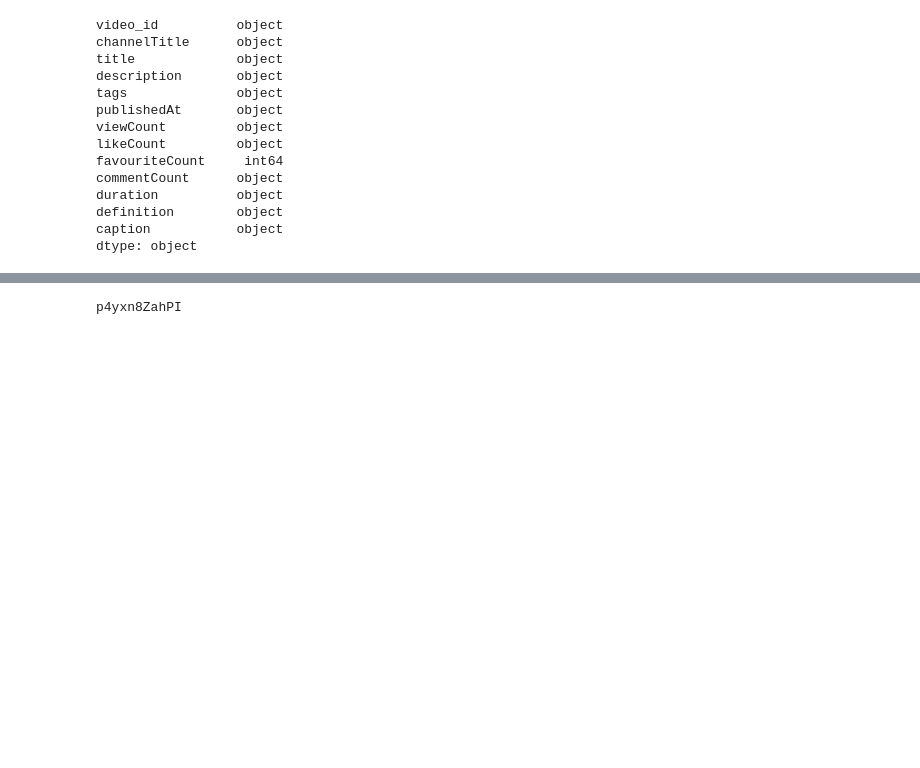
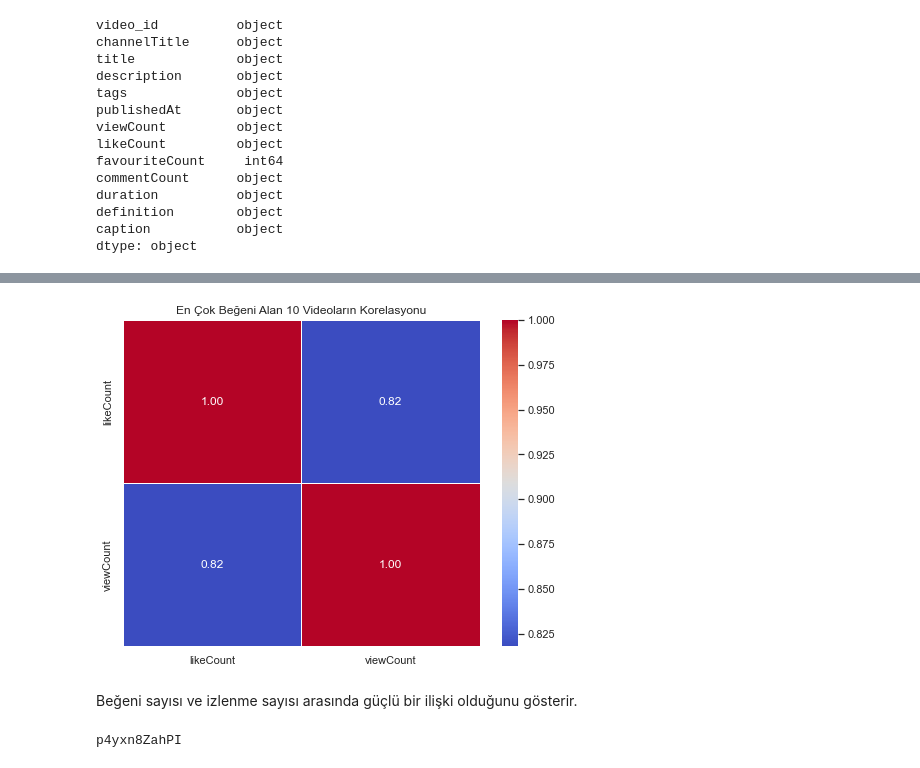
Before and after one commit to BusraSarikaya1/youtube-api-project, a Jupyter notebook: deneme.ipynb, the cells around one changed output, grey strips where cells are left out. Saved outputs shown, nothing was run; the diff lists cells and outputs as text; code cells hidden in the pictures; blank space fills up the shorter version.

```diff
--- a/deneme.ipynb
+++ b/deneme.ipynb
@@ -146,3 +263,23 @@ most_viewed_video_df.head()
+# %%
+import seaborn as sns
+import matplotlib.pyplot as plt
+
+# En çok beğeni alan ve en çok izlenen 10 videoyu seç
+top_10_likes = video_details.nlargest(10, 'likeCount')
+top_10_views = video_details.nlargest(10, 'viewCount')
+
+# Seçilen videoların 'likeCount' ve 'viewCount' değişkenleri arasındaki korelasyonu hesapla
+correlation_matrix_likes = top_10_likes[['likeCount', 'viewCount']].corr()
+
+# Seçilen videoların 'likeCount' ve 'viewCount' değişkenleri arasındaki korelasyonu ısı haritası ile görselleştir
+plt.figure(figsize=(8, 6))
+sns.heatmap(correlation_matrix_likes, annot=True, cmap='coolwarm', fmt='.2f', linewidths=.5)
+plt.title('En Çok Beğeni Alan 10 Videoların Korelasyonu')
+plt.show()
+# %% [output]
+[figure, added]
+# %% [markdown]
+Beğeni sayısı ve izlenme sayısı arasında güçlü bir ilişki olduğunu gösterir.
 # %%
 # En çok izlenen videoya ait ID'yi liste içine eklemek
 most_viewed_video_id = most_viewed['video_id']
```
Also changed, not shown: parts of 16 cells of this notebook.
